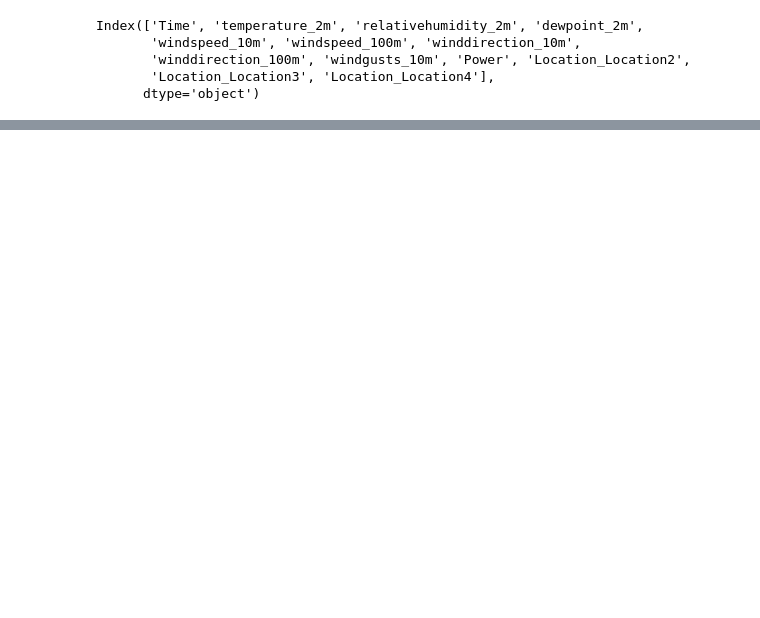
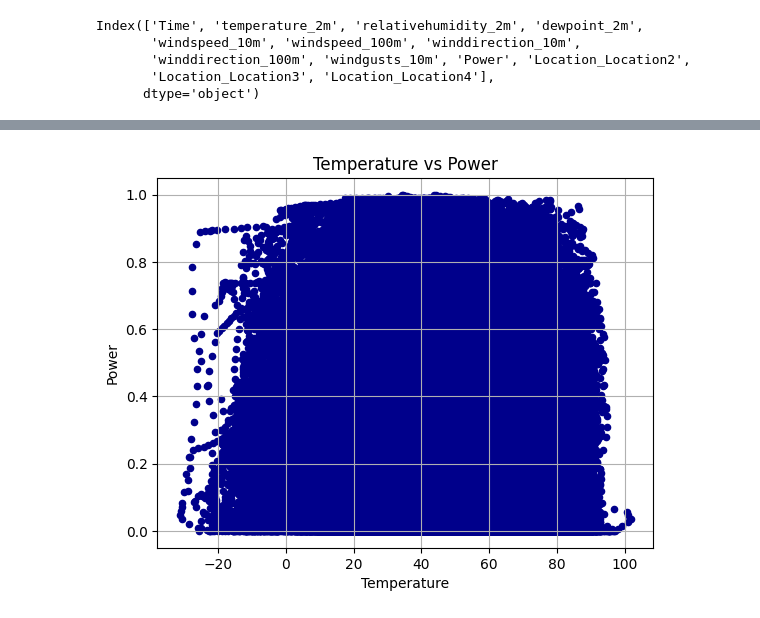
Before and after one commit to ritesh22-11/Wind_Power_Generation_Forecasting, a Jupyter notebook: Wind_Power_Generation_Forecasting/Wind_Power_Generation_Forecasting.ipynb, the cells around one changed output, grey strips where cells are left out. Cells and saved outputs as stored; diff of their text form; code cells hidden in the pictures; blank space fills up the shorter version.

```diff
--- a/Wind_Power_Generation_Forecasting/Wind_Power_Generation_Forecasting.ipynb
+++ b/Wind_Power_Generation_Forecasting/Wind_Power_Generation_Forecasting.ipynb
@@ -156,0 +195,10 @@ merged_data.head()
+# %%
+# let's use scatter plot to see the relationship between power & temp
+merged_data.plot.scatter(x='temperature_2m', y='Power', c='DarkBlue')
+plt.xlabel('Temperature')
+plt.ylabel('Power')
+plt.title('Temperature vs Power')
+plt.grid(True)
+plt.show()
+# %% [output]
+[figure, added]
```
Also changed, not shown: parts of 10 cells of this notebook.
